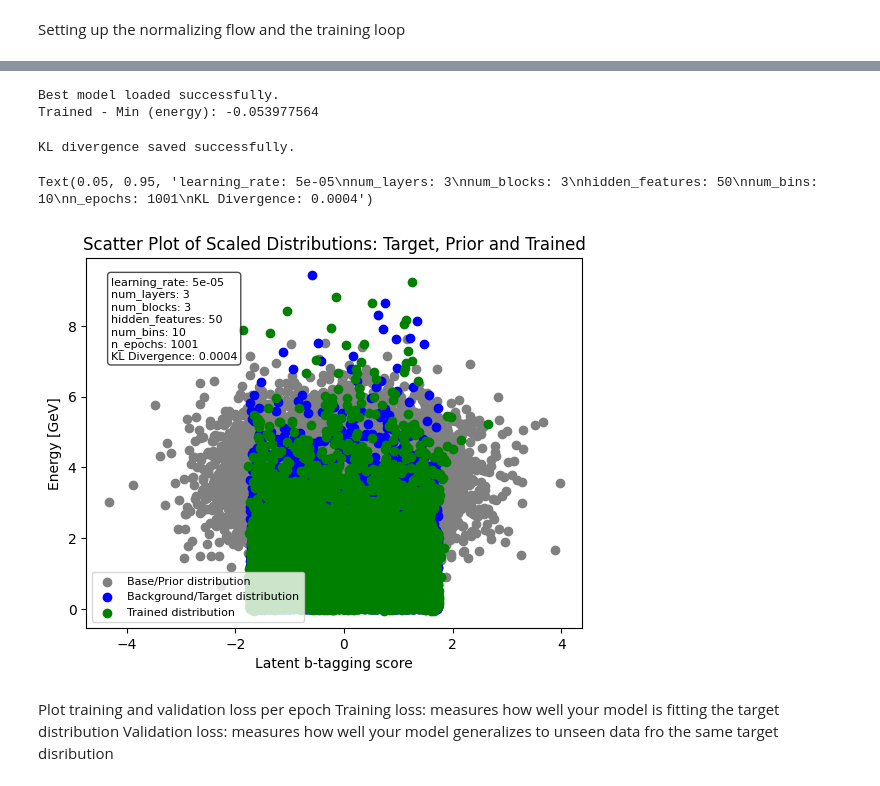
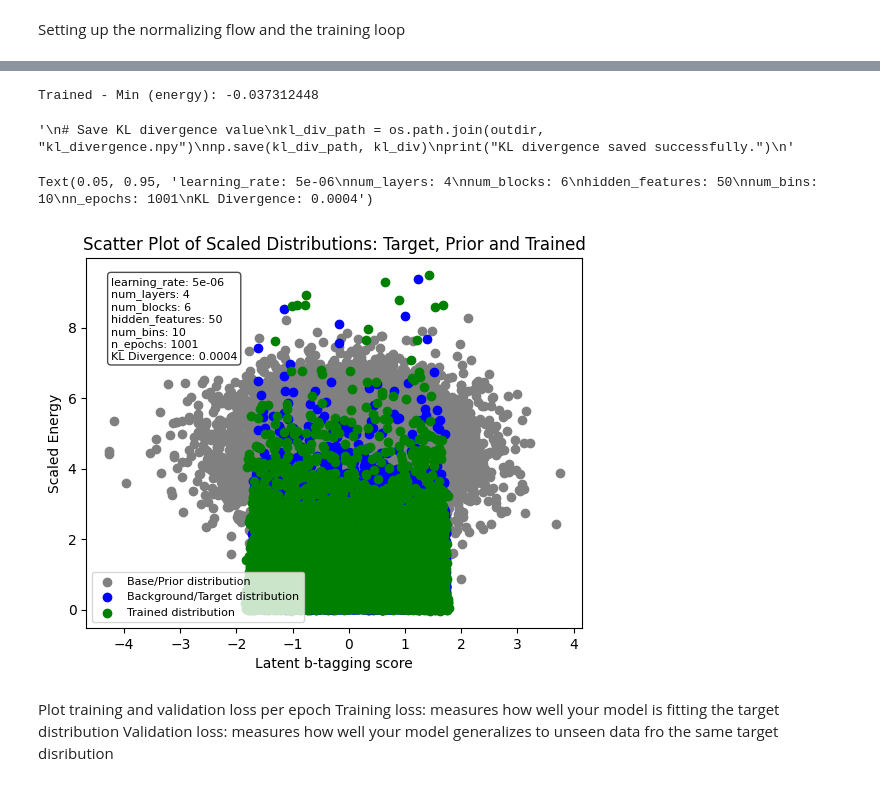
Before and after one commit to gbadarac/MonoJet_NPLM_analysis, a Jupyter notebook: Normalizing_Flows/EstimationNFnflows.ipynb, the cells around one changed output, grey strips where cells are left out. Drawn from its saved outputs; the diff is of its cells as text; code cells hidden in the pictures.

```diff
--- a/Normalizing_Flows/EstimationNFnflows.ipynb
+++ b/Normalizing_Flows/EstimationNFnflows.ipynb
@@ -23,12 +24,12 @@ import torch.optim as optim
 from torch.optim.lr_scheduler import CosineAnnealingLR
 # %%
 n_epochs=1001
-learning_rate=5e-5
+learning_rate=5e-6
 batch_size=512 #number of data samples processed before updating the model's parameters
 hidden_features=50
-num_blocks=3
+num_blocks=6
 num_bins=10
-num_layers=3
+num_layers=4
 outdir='/work/gbadarac/MonoJet_NPLM/MonoJet_NPLM_analysis/Normalizing_Flows/EstimationNF_outputs'
 # %% [markdown]
 Setup:
@@ -206,8 +207,10 @@ for idx in range(n_epochs):
         min_loss_epoch = idx # Track the epoch where minimum loss occurs
         patience_counter = 0 # Reset patience counter if the loss improves
 
+        '''
         model_path = os.path.join(outdir, "best_model.pth")
         torch.save(flow.state_dict(), model_path)
+        '''
     else:
         patience_counter += 1
         if patience_counter >= 10: # If no improvement for 5 epochs, stop training
@@ -241,17 +244,18 @@ Epoch 75, Avg Train Loss: 2.2727, Avg Validation Loss: 2.2720
 Early stopping triggered
 # %%
+'''
 # Load the best model after training
 model_path = os.path.join(outdir, "best_model.pth")
 flow.load_state_dict(torch.load(model_path, weights_only=True))
 flow.eval()  # Set the model to evaluation mode
 print("Best model loaded successfully.")
+'''
 
 # Sample points from the trained flow
 trained = flow.sample(10000).detach().numpy()  # Sample 10000 points with 2 features each
 print("Trained - Min (energy):", trained[:, 1].min())
 # %% [output]
-Best model loaded successfully.
-Trained - Min (energy): -0.053977564
+Trained - Min (energy): -0.037312448
 # %%
 # Function to calculate KL divergence between target and trained distribution
 def calculate_kl_divergence(target, trained, eps=1e-8):
@@ -273,29 +277,31 @@ def calculate_kl_divergence(target, trained, eps=1e-8):
 # Calculate KL divergence
 kl_div = calculate_kl_divergence(bkg_coord_scaled[:10000], trained)
 
+'''
 # Save KL divergence value
 kl_div_path = os.path.join(outdir, "kl_divergence.npy")
 np.save(kl_div_path, kl_div)
 print("KL divergence saved successfully.")
+'''
 # %% [output]
-KL divergence saved successfully.
+'\n# Save KL divergence value\nkl_div_path = os.path.join(outdir, "kl_divergence.npy")\nnp.save(kl_div_path, kl_div)\nprint("KL divergence saved successfully.")\n'
 # %%
 # After creating the scatter plot
 plt.scatter(prior[:, 0], prior[:, 1], color='gray', label='Base/Prior distribution')
 plt.scatter(bkg_coord_scaled[:10000, 0], bkg_coord_scaled[:10000, 1], color='blue', label='Background/Target distribution')
 plt.scatter(trained[:, 0], trained[:, 1], color='green', label='Trained distribution')
 plt.xlabel("Latent b-tagging score")
-plt.ylabel("Energy [GeV]")
+plt.ylabel("Scaled Energy")
 plt.title("Scatter Plot of Scaled Distributions: Target, Prior and Trained")
 plt.legend(loc='lower left', fontsize=8)
 
 # Display hidden_features, num_blocks, and KL divergence in the plot
 text_str = f"learning_rate: {learning_rate}\nnum_layers: {num_layers}\nnum_blocks: {num_blocks}\nhidden_features: {hidden_features}\nnum_bins: {num_bins}\nn_epochs: {n_epochs}\nKL Divergence: {kl_div:.4f}"
 plt.text(0.05, 0.95, text_str, transform=plt.gca().transAxes, fontsize=8, verticalalignment='top',
          bbox=dict(boxstyle="round,pad=0.3", edgecolor='black', facecolor='white', alpha=0.7))
 # %% [output]
-Text(0.05, 0.95, 'learning_rate: 5e-05\nnum_layers: 3\nnum_blocks: 3\nhidden_features: 50\nnum_bins: 10\nn_epochs: 1001\nKL Divergence: 0.0004')
+Text(0.05, 0.95, 'learning_rate: 5e-06\nnum_layers: 4\nnum_blocks: 6\nhidden_features: 50\nnum_bins: 10\nn_epochs: 1001\nKL Divergence: 0.0004')
-[figure, old version]
+[figure, new version]
 # %% [markdown]
 Plot training and validation loss per epoch
 Training loss: measures how well your model is fitting the target distribution
```
Also changed, not shown: parts of 5 cells of this notebook, 21 other files.
